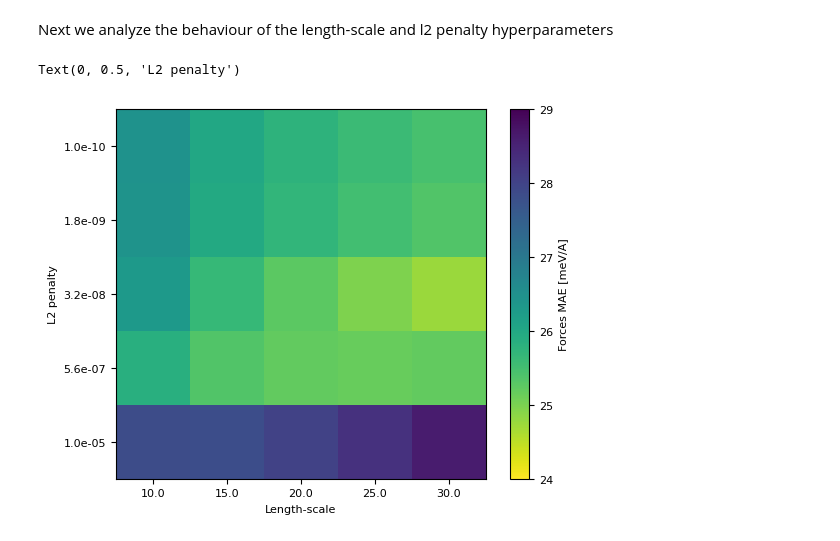
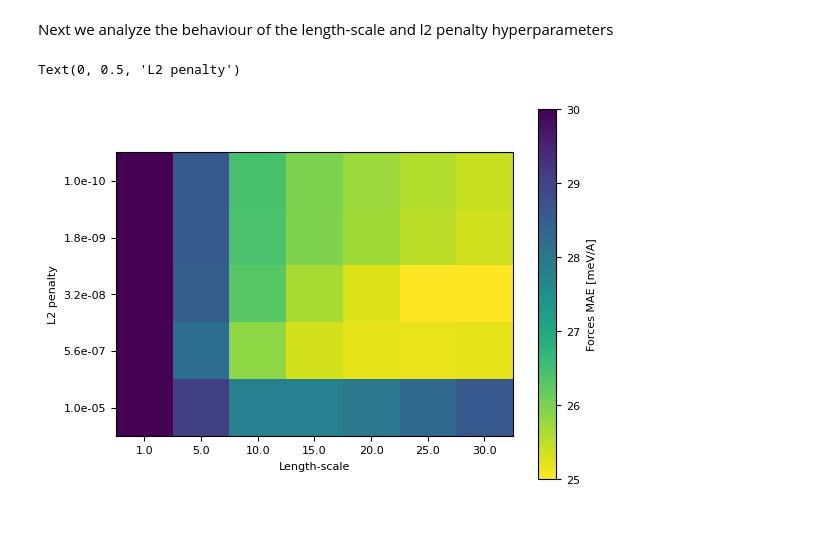
Before and after one commit to CSML-IIT-UCL/franken, a Jupyter notebook: notebooks/autotune.ipynb, the cells around one changed output. Cells and saved outputs as stored; diff of their text form; code cells hidden in the pictures.

```diff
--- a/notebooks/autotune.ipynb
+++ b/notebooks/autotune.ipynb
@@ -30,3 +30,12 @@ from franken.config import MaceBackboneConfig, GaussianRFConfig, DatasetConfig,
 The process of running `autotune` is simple: first initialize all configuration objects. These will also include the definition of the hyperparameter search-space.
 Then simply pass all objects to `autotune` which will run the training algorithm for each hyperparameters setting and figure out which one performs the best.
 For this to work it is very important to provide a **validation dataset** which is different from the training set. The "water" dataset we use in the notebook also comes with a pre-defined validation split.
+# %%
+from franken.datasets.registry import DATASET_REGISTRY
+from franken.backbones.utils import CacheDir
+
+train_path = DATASET_REGISTRY.get_path("water", "train", base_path=CacheDir.get())
+val_path = DATASET_REGISTRY.get_path("water", "val", base_path=CacheDir.get())
+
+print(f"Train path: {train_path}")
+print(f"Val path: {val_path}")
@@ -47,7 +61,10 @@ franken.autotune \
 The GNN and dataset configurations are fixed. We use just 8 training samples to reduce the computation time for CoLab, but if you run this locally you can increase it.
 # %%
 gnn_config = MaceBackboneConfig(
-    path_or_id="MACE-L0",
+    path_or_id="mace_mp/small",
     interaction_block=2,
 )
-dataset_cfg = DatasetConfig(name="water", max_train_samples=8)
+dataset_cfg = DatasetConfig(train_path=str(train_path),
+                            max_train_samples=8,
+                            val_path=str(val_path)
+)
@@ -58,7 +73,7 @@ We use Gaussian random features to run the automatic tuning on the length-scale
 # %%
 rf_config = GaussianRFConfig(
     num_random_features=512,
-    length_scale=HPSearchConfig(values=[10.0, 15.0, 20.0, 25.0, 30.0]),
+    length_scale=HPSearchConfig(values=[1., 5., 10.0, 15.0, 20.0, 25.0, 30.0]),
     rng_seed=42,  # for reproducibility
 )
 # %% [markdown]
@@ -188,18 +205,18 @@ Next we analyze the behaviour of the length-scale and l2 penalty hyperparameters
 # %%
 df_ker = logs_df[logs_df["hyperparameters.solver.force_weight"] == 0.5]
 fig, ax = plt.subplots()
 pivot = df_ker.pivot_table(
     index="hyperparameters.solver.l2_penalty",
     columns="hyperparameters.random_features.length_scale",
     values="metrics.validation.forces_MAE"
 )
-im = ax.imshow(pivot, norm=matplotlib.colors.Normalize(vmin=24, vmax=29), cmap="viridis_r")
+im = ax.imshow(pivot, norm=matplotlib.colors.Normalize(vmin=25, vmax=30), cmap="viridis_r")
 cb = fig.colorbar(im)
 cb.set_label("Forces MAE [meV/A]")
 ax.set_xticks(range(len(pivot.columns)), pivot.columns)
 ax.set_xlabel("Length-scale")
 ax.set_yticks(range(len(pivot.index)), [f"{i:.1e}" for i in pivot.index])
 ax.set_ylabel("L2 penalty")
 # %% [output]
 Text(0, 0.5, 'L2 penalty')
-[figure, old version]
+[figure, new version]
```
Also changed, not shown: parts of 6 cells of this notebook, 2 other files.
